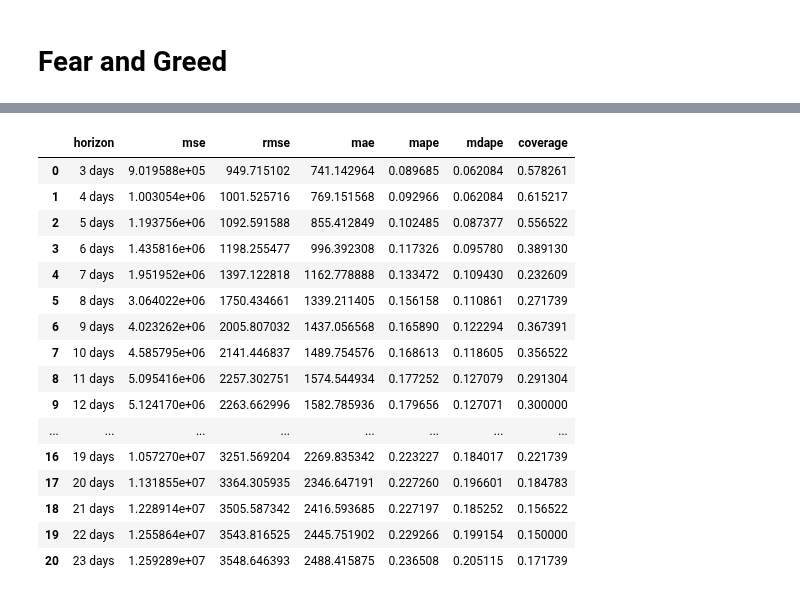
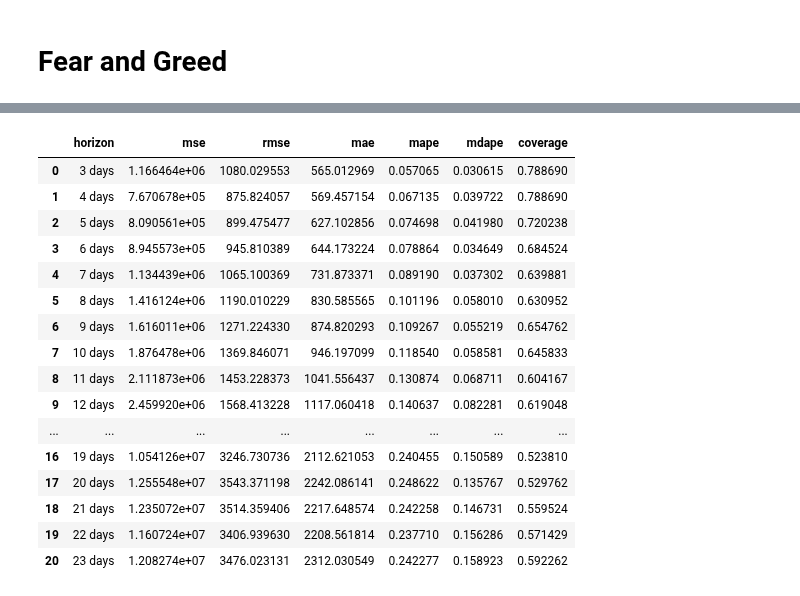
Before and after one commit to Dmunozig/crypto_sentiment, a Jupyter notebook: notebooks/olavo_prophet_modelling.ipynb, the cells around one changed output, grey strips where cells are left out. Cells and saved outputs as stored; diff of their text form; code cells hidden in the pictures.

Commit message:
final model

```diff
--- a/notebooks/olavo_prophet_modelling.ipynb
+++ b/notebooks/olavo_prophet_modelling.ipynb
@@ -417,0 +390,5 @@ final_forecast = final_model.predict(final_model_future)
+# %%
+fg_df = pd.read_csv("../data/prices_greed_score_clean.csv")
+fg_df = fg_df.rename(columns={"date": "ds","price":"y"})
+fg_df['ds'] = pd.to_datetime(fg_df['ds'])
+fg_df
@@ -417,0 +409,9 @@ final_forecast = final_model.predict(final_model_future)
+# %%
+fg_train = fg_df.iloc[:1092]
+fg_test = fg_df.iloc[1092:]
+# %%
+fg_model = Prophet(interval_width=0.95, weekly_seasonality=True, changepoint_prior_scale=2)
+
+fg_model.add_regressor("Fear&Greed")
+
+fg_model.fit(fg_train)
@@ -418,4 +427,4 @@ final_forecast = final_model.predict(final_model_future)
 # %%
-final_cv_results = cross_validation(model=final_model, initial=f'{70 * 5} days', horizon='23 days',
+fg_cv_results = cross_validation(model=fg_model, initial=f'{70 * 5} days', horizon='23 days',
                               period='35 days')
 # %% [output]
@@ -423,21 +432,21 @@ INFO:fbprophet:Making 20 forecasts with cutoffs between 2019-02-13 00:00:00 and
 WARNING:fbprophet:Seasonality has period of 365.25 days which is larger than initial window. Consider increasing initial.
 # %%
-performance_metrics(final_cv_results)
+performance_metrics(fg_cv_results)
 # %% [output]
 |  | horizon | mse | rmse | mae | mape | mdape | coverage |
-| 0 | 3 days | 9.019588e+05 | 949.715102 | 741.142964 | 0.089685 | 0.062084 | 0.578261 |
-| 1 | 4 days | 1.003054e+06 | 1001.525716 | 769.151568 | 0.092966 | 0.062084 | 0.615217 |
-| 2 | 5 days | 1.193756e+06 | 1092.591588 | 855.412849 | 0.102485 | 0.087377 | 0.556522 |
-| 3 | 6 days | 1.435816e+06 | 1198.255477 | 996.392308 | 0.117326 | 0.095780 | 0.389130 |
-| 4 | 7 days | 1.951952e+06 | 1397.122818 | 1162.778888 | 0.133472 | 0.109430 | 0.232609 |
-| 5 | 8 days | 3.064022e+06 | 1750.434661 | 1339.211405 | 0.156158 | 0.110861 | 0.271739 |
-| 6 | 9 days | 4.023262e+06 | 2005.807032 | 1437.056568 | 0.165890 | 0.122294 | 0.367391 |
-| 7 | 10 days | 4.585795e+06 | 2141.446837 | 1489.754576 | 0.168613 | 0.118605 | 0.356522 |
-| 8 | 11 days | 5.095416e+06 | 2257.302751 | 1574.544934 | 0.177252 | 0.127079 | 0.291304 |
-| 9 | 12 days | 5.124170e+06 | 2263.662996 | 1582.785936 | 0.179656 | 0.127071 | 0.300000 |
+| 0 | 3 days | 1.166464e+06 | 1080.029553 | 565.012969 | 0.057065 | 0.030615 | 0.788690 |
+| 1 | 4 days | 7.670678e+05 | 875.824057 | 569.457154 | 0.067135 | 0.039722 | 0.788690 |
+| 2 | 5 days | 8.090561e+05 | 899.475477 | 627.102856 | 0.074698 | 0.041980 | 0.720238 |
+| 3 | 6 days | 8.945573e+05 | 945.810389 | 644.173224 | 0.078864 | 0.034649 | 0.684524 |
+| 4 | 7 days | 1.134439e+06 | 1065.100369 | 731.873371 | 0.089190 | 0.037302 | 0.639881 |
+| 5 | 8 days | 1.416124e+06 | 1190.010229 | 830.585565 | 0.101196 | 0.058010 | 0.630952 |
+| 6 | 9 days | 1.616011e+06 | 1271.224330 | 874.820293 | 0.109267 | 0.055219 | 0.654762 |
+| 7 | 10 days | 1.876478e+06 | 1369.846071 | 946.197099 | 0.118540 | 0.058581 | 0.645833 |
+| 8 | 11 days | 2.111873e+06 | 1453.228373 | 1041.556437 | 0.130874 | 0.068711 | 0.604167 |
+| 9 | 12 days | 2.459920e+06 | 1568.413228 | 1117.060418 | 0.140637 | 0.082281 | 0.619048 |
 | ... | ... | ... | ... | ... | ... | ... | ... |
-| 16 | 19 days | 1.057270e+07 | 3251.569204 | 2269.835342 | 0.223227 | 0.184017 | 0.221739 |
-| 17 | 20 days | 1.131855e+07 | 3364.305935 | 2346.647191 | 0.227260 | 0.196601 | 0.184783 |
-| 18 | 21 days | 1.228914e+07 | 3505.587342 | 2416.593685 | 0.227197 | 0.185252 | 0.156522 |
-| 19 | 22 days | 1.255864e+07 | 3543.816525 | 2445.751902 | 0.229266 | 0.199154 | 0.150000 |
-| 20 | 23 days | 1.259289e+07 | 3548.646393 | 2488.415875 | 0.236508 | 0.205115 | 0.171739 |
+| 16 | 19 days | 1.054126e+07 | 3246.730736 | 2112.621053 | 0.240455 | 0.150589 | 0.523810 |
+| 17 | 20 days | 1.255548e+07 | 3543.371198 | 2242.086141 | 0.248622 | 0.135767 | 0.529762 |
+| 18 | 21 days | 1.235072e+07 | 3514.359406 | 2217.648574 | 0.242258 | 0.146731 | 0.559524 |
+| 19 | 22 days | 1.160724e+07 | 3406.939630 | 2208.561814 | 0.237710 | 0.156286 | 0.571429 |
+| 20 | 23 days | 1.208274e+07 | 3476.023131 | 2312.030549 | 0.242277 | 0.158923 | 0.592262 |
```
Also changed, not shown: parts of 19 cells of this notebook.
